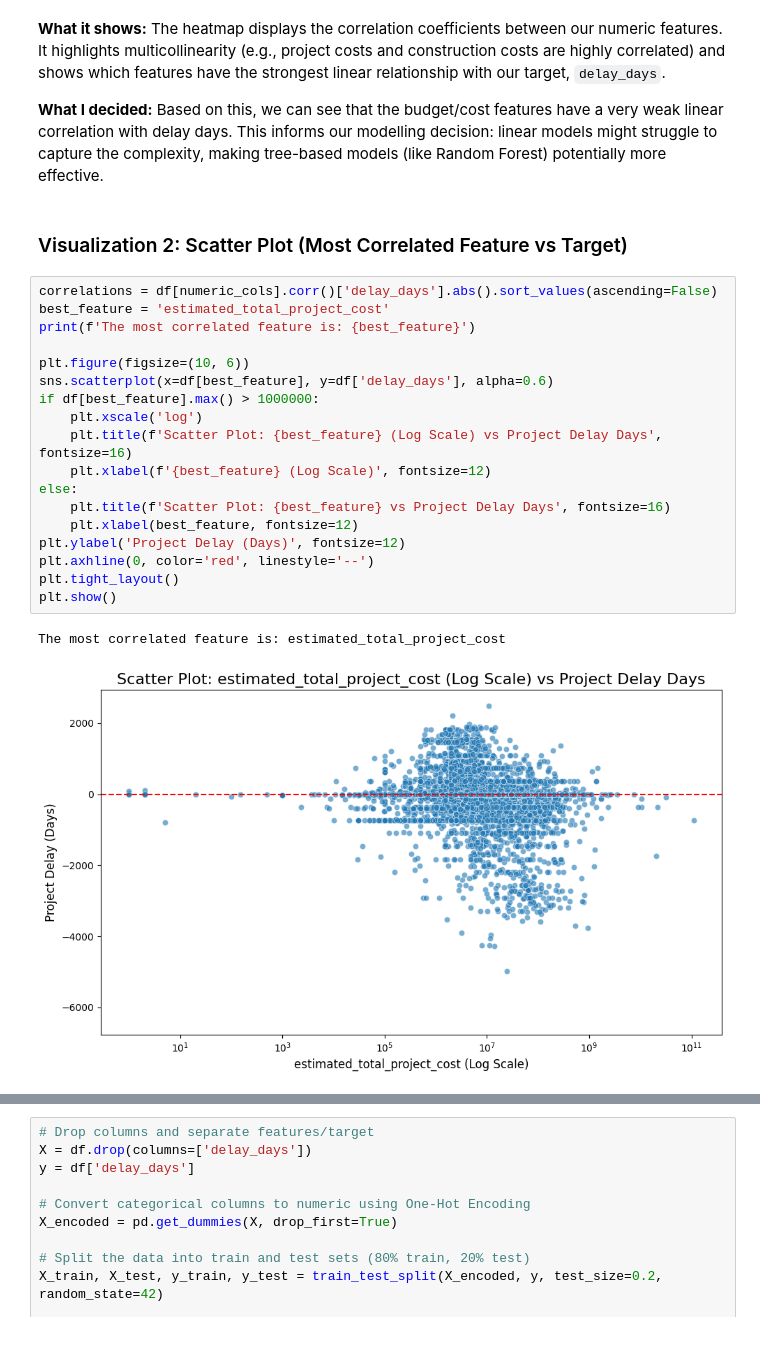
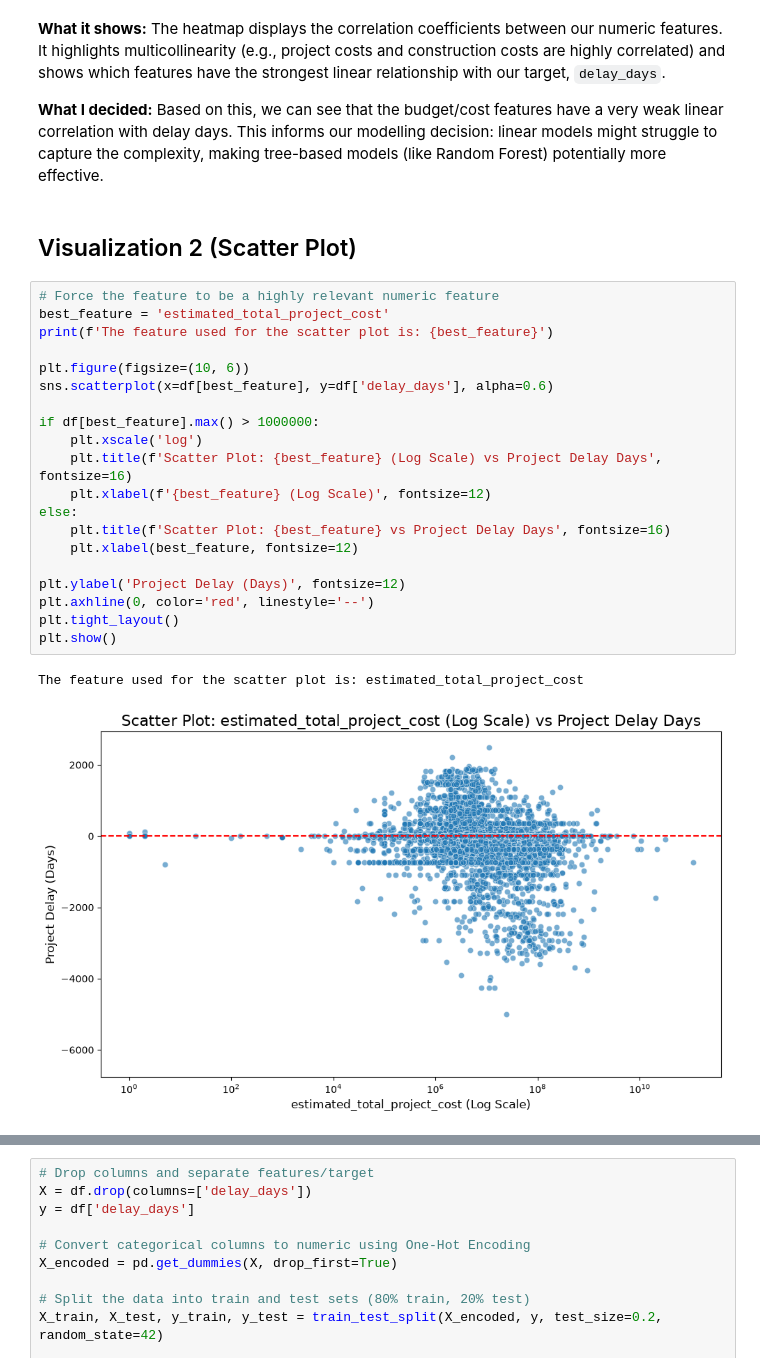
Before and after one commit to Angebright/linear_regression_model, a Jupyter notebook: summative/linear_regression/multivariate.ipynb, the cells around one changed output, grey strips where cells are left out. Cells and saved outputs as stored; diff of their text form; blank space fills up the shorter version.

```diff
--- a/summative/linear_regression/multivariate.ipynb
+++ b/summative/linear_regression/multivariate.ipynb
@@ -63,26 +63,28 @@ NameError: name 'plt' is not defined
 
 **What I decided:** Based on this, we can see that the budget/cost features have a very weak linear correlation with delay days. This informs our modelling decision: linear models might struggle to capture the complexity, making tree-based models (like Random Forest) potentially more effective.
 # %% [markdown]
-### Visualization 2: Scatter Plot (Most Correlated Feature vs Target)
+## Visualization 2 (Scatter Plot)
 # %%
-correlations = df[numeric_cols].corr()['delay_days'].abs().sort_values(ascending=False)
+# Force the feature to be a highly relevant numeric feature
 best_feature = 'estimated_total_project_cost'
-print(f'The most correlated feature is: {best_feature}')
+print(f'The feature used for the scatter plot is: {best_feature}')
 
 plt.figure(figsize=(10, 6))
 sns.scatterplot(x=df[best_feature], y=df['delay_days'], alpha=0.6)
+
 if df[best_feature].max() > 1000000:
     plt.xscale('log')
     plt.title(f'Scatter Plot: {best_feature} (Log Scale) vs Project Delay Days', fontsize=16)
     plt.xlabel(f'{best_feature} (Log Scale)', fontsize=12)
 else:
     plt.title(f'Scatter Plot: {best_feature} vs Project Delay Days', fontsize=16)
     plt.xlabel(best_feature, fontsize=12)
+
 plt.ylabel('Project Delay (Days)', fontsize=12)
 plt.axhline(0, color='red', linestyle='--')
 plt.tight_layout()
 plt.show()
 # %% [output]
-The most correlated feature is: estimated_total_project_cost
+The feature used for the scatter plot is: estimated_total_project_cost
-[figure, old version]
+[figure, new version]
 # %% [markdown]
```
Also changed, not shown: parts of 24 cells of this notebook.
